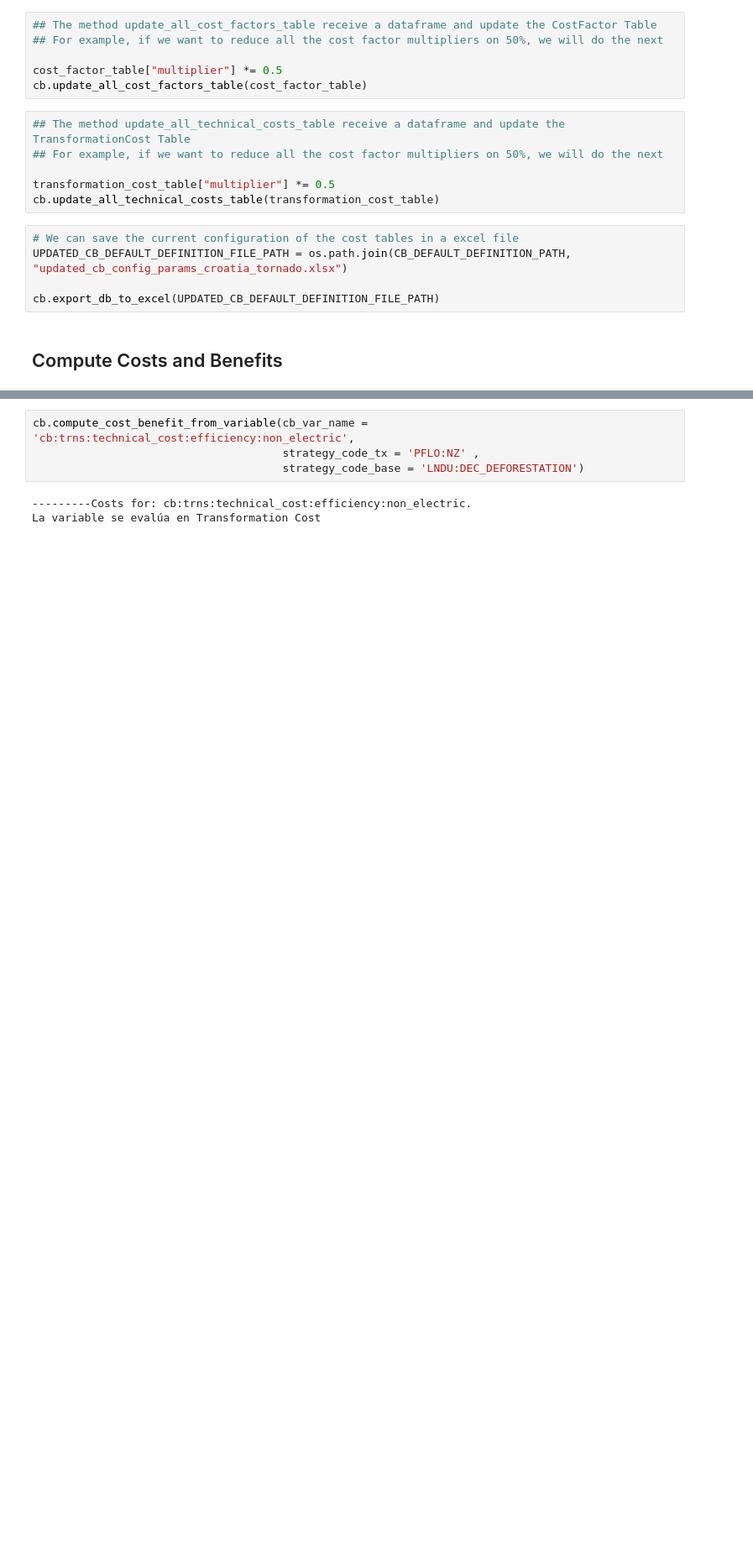
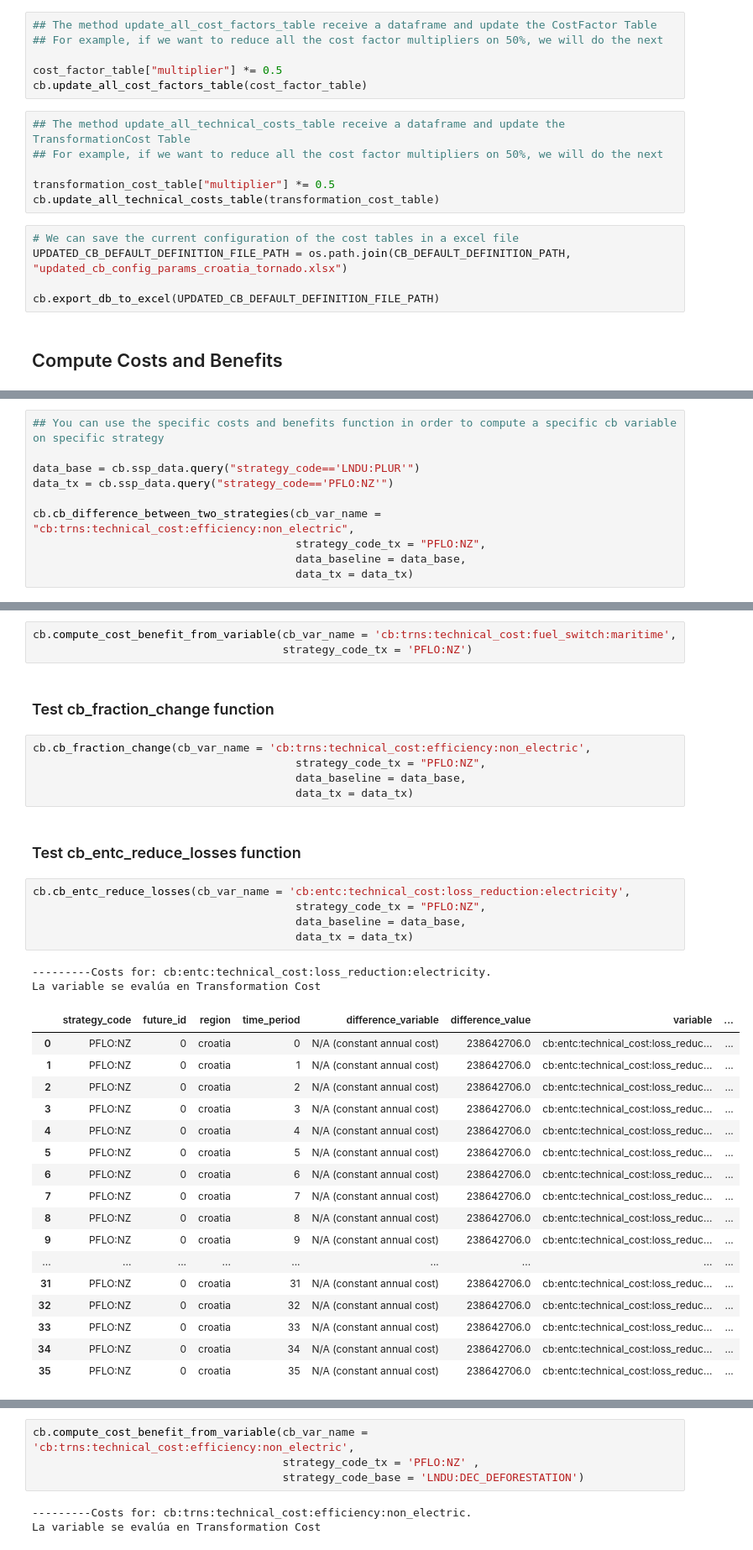
Before and after one commit to milocortes/cb_ssp_refac, a Jupyter notebook: package/usage_costs_benefits_ssp.ipynb, the cells around one changed output, grey strips where cells are left out. Shown: that part at 84% size. Drawn from its saved outputs; the diff is of its cells as text; blank space fills up the shorter version.

```diff
--- a/package/usage_costs_benefits_ssp.ipynb
+++ b/package/usage_costs_benefits_ssp.ipynb
@@ -218,3 +164,13 @@ La variable se evalúa en Transformation Cost
 | 33 | PFLO:NZ | 0 | croatia | 33 | energy_consumption_trns_total | -9.297571 | cb:trns:technical_cost:efficiency... | ... |
 | 34 | PFLO:NZ | 0 | croatia | 34 | energy_consumption_trns_total | -8.575617 | cb:trns:technical_cost:efficiency... | ... |
 | 35 | PFLO:NZ | 0 | croatia | 35 | energy_consumption_trns_total | -7.824433 | cb:trns:technical_cost:efficiency... | ... |
+# %%
+## You can use the specific costs and benefits function in order to compute a specific cb variable on specific strategy
+
+data_base = cb.ssp_data.query("strategy_code=='LNDU:PLUR'")
+data_tx = cb.ssp_data.query("strategy_code=='PFLO:NZ'")
+
+cb.cb_difference_between_two_strategies(cb_var_name = "cb:trns:technical_cost:efficiency:non_electric",
+                                        strategy_code_tx = "PFLO:NZ",
+                                        data_baseline = data_base,
+                                        data_tx = data_tx)
@@ -220,0 +239,37 @@ La variable se evalúa en Transformation Cost
+# %%
+cb.compute_cost_benefit_from_variable(cb_var_name = 'cb:trns:technical_cost:fuel_switch:maritime',
+                                      strategy_code_tx = 'PFLO:NZ')
+# %% [markdown]
+### Test cb_fraction_change function
+# %%
+cb.cb_fraction_change(cb_var_name = 'cb:trns:technical_cost:efficiency:non_electric',
+                                        strategy_code_tx = "PFLO:NZ",
+                                        data_baseline = data_base,
+                                        data_tx = data_tx)
+# %% [markdown]
+### Test cb_entc_reduce_losses function
+# %%
+cb.cb_entc_reduce_losses(cb_var_name = 'cb:entc:technical_cost:loss_reduction:electricity',
+                                        strategy_code_tx = "PFLO:NZ",
+                                        data_baseline = data_base,
+                                        data_tx = data_tx)
+# %% [output]
+---------Costs for: cb:entc:technical_cost:loss_reduction:electricity.
+La variable se evalúa en Transformation Cost
+|  | strategy_code | future_id | region | time_period | difference_variable | difference_value | variable | ... |
+| 0 | PFLO:NZ | 0 | croatia | 0 | N/A (constant annual cost) | 238642706.0 | cb:entc:technical_cost:loss_reduc... | ... |
+| 1 | PFLO:NZ | 0 | croatia | 1 | N/A (constant annual cost) | 238642706.0 | cb:entc:technical_cost:loss_reduc... | ... |
+| 2 | PFLO:NZ | 0 | croatia | 2 | N/A (constant annual cost) | 238642706.0 | cb:entc:technical_cost:loss_reduc... | ... |
+| 3 | PFLO:NZ | 0 | croatia | 3 | N/A (constant annual cost) | 238642706.0 | cb:entc:technical_cost:loss_reduc... | ... |
+| 4 | PFLO:NZ | 0 | croatia | 4 | N/A (constant annual cost) | 238642706.0 | cb:entc:technical_cost:loss_reduc... | ... |
+| 5 | PFLO:NZ | 0 | croatia | 5 | N/A (constant annual cost) | 238642706.0 | cb:entc:technical_cost:loss_reduc... | ... |
+| 6 | PFLO:NZ | 0 | croatia | 6 | N/A (constant annual cost) | 238642706.0 | cb:entc:technical_cost:loss_reduc... | ... |
+| 7 | PFLO:NZ | 0 | croatia | 7 | N/A (constant annual cost) | 238642706.0 | cb:entc:technical_cost:loss_reduc... | ... |
+| 8 | PFLO:NZ | 0 | croatia | 8 | N/A (constant annual cost) | 238642706.0 | cb:entc:technical_cost:loss_reduc... | ... |
+| 9 | PFLO:NZ | 0 | croatia | 9 | N/A (constant annual cost) | 238642706.0 | cb:entc:technical_cost:loss_reduc... | ... |
+| ... | ... | ... | ... | ... | ... | ... | ... | ... |
+| 31 | PFLO:NZ | 0 | croatia | 31 | N/A (constant annual cost) | 238642706.0 | cb:entc:technical_cost:loss_reduc... | ... |
+| 32 | PFLO:NZ | 0 | croatia | 32 | N/A (constant annual cost) | 238642706.0 | cb:entc:technical_cost:loss_reduc... | ... |
+| 33 | PFLO:NZ | 0 | croatia | 33 | N/A (constant annual cost) | 238642706.0 | cb:entc:technical_cost:loss_reduc... | ... |
+| 34 | PFLO:NZ | 0 | croatia | 34 | N/A (constant annual cost) | 238642706.0 | cb:entc:technical_cost:loss_reduc... | ... |
+| 35 | PFLO:NZ | 0 | croatia | 35 | N/A (constant annual cost) | 238642706.0 | cb:entc:technical_cost:loss_reduc... | ... |
```
Also changed, not shown: parts of 44 cells of this notebook.
